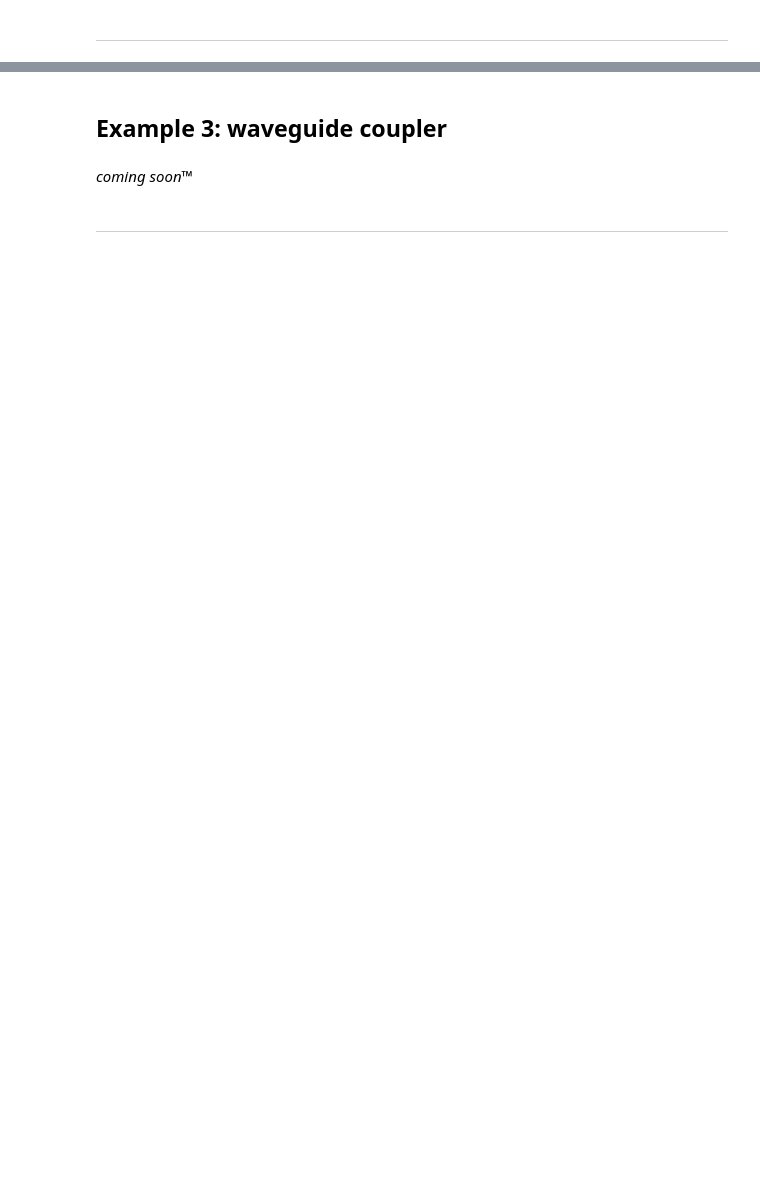
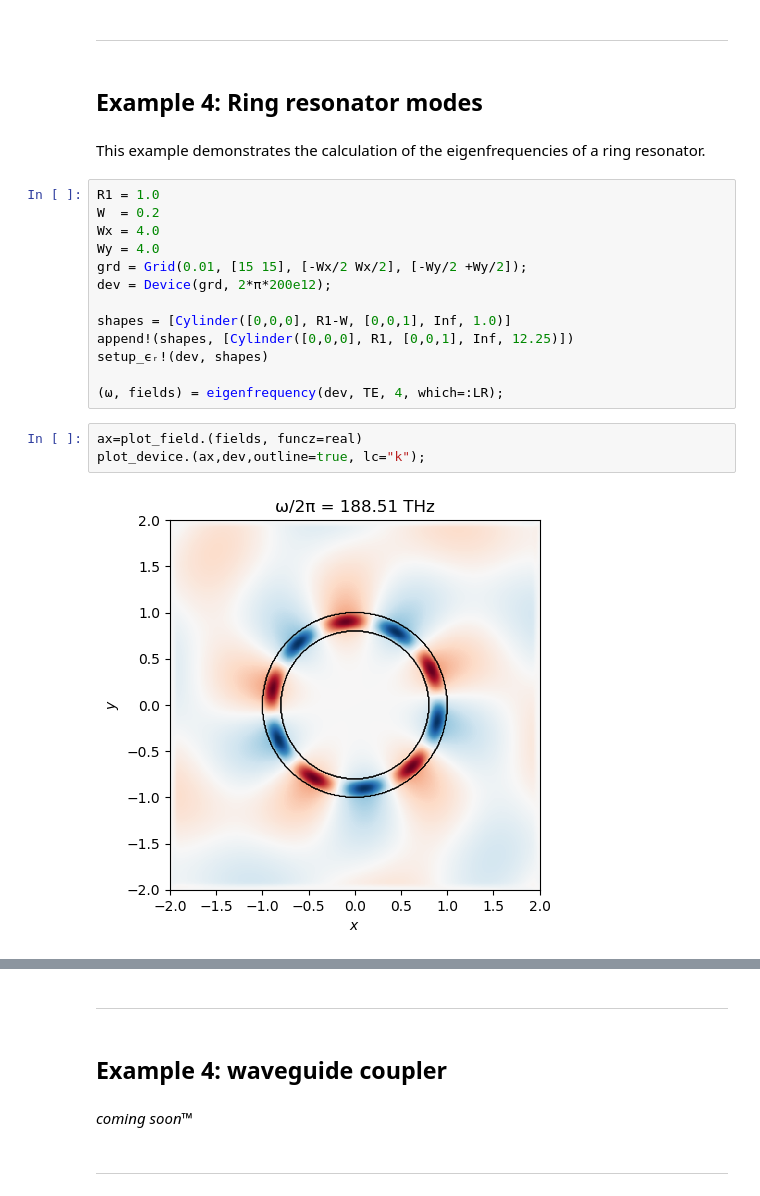
Before and after one commit to fancompute/FDFD.jl, a Jupyter notebook: Examples_FDFD_jl.ipynb, the cells around one changed output, grey strips where cells are left out. Cells and saved outputs as stored; diff of their text form; blank space fills up the shorter version.

```diff
--- a/Examples_FDFD_jl.ipynb
+++ b/Examples_FDFD_jl.ipynb
@@ -99,2 +113,24 @@ Nout/Nin
 # %% [markdown]
 ---
+# %% [markdown]
+## Example 4: Ring resonator modes
+# %% [markdown]
+This example demonstrates the calculation of the eigenfrequencies of a ring resonator.
+# %%
+R1 = 1.0
+W  = 0.2
+Wx = 4.0
+Wy = 4.0
+grd = Grid(0.01, [15 15], [-Wx/2 Wx/2], [-Wy/2 +Wy/2]);
+dev = Device(grd, 2*π*200e12);
+
+shapes = [Cylinder([0,0,0], R1-W, [0,0,1], Inf, 1.0)]
+append!(shapes, [Cylinder([0,0,0], R1, [0,0,1], Inf, 12.25)])
+setup_ϵᵣ!(dev, shapes)
+
+(ω, fields) = eigenfrequency(dev, TE, 4, which=:LR);
+# %%
+ax=plot_field.(fields, funcz=real)
+plot_device.(ax,dev,outline=true, lc="k");
+# %% [output]
+[figure, added]
@@ -101,5 +140,7 @@ Nout/Nin
+# %% [markdown]
+---
 # %% [markdown]
-## Example 3: waveguide coupler
+## Example 4: waveguide coupler
 # %% [markdown]
 *coming soon*™
 # %% [markdown]
```
Also changed, not shown: parts of 20 cells of this notebook, 1 other file.
